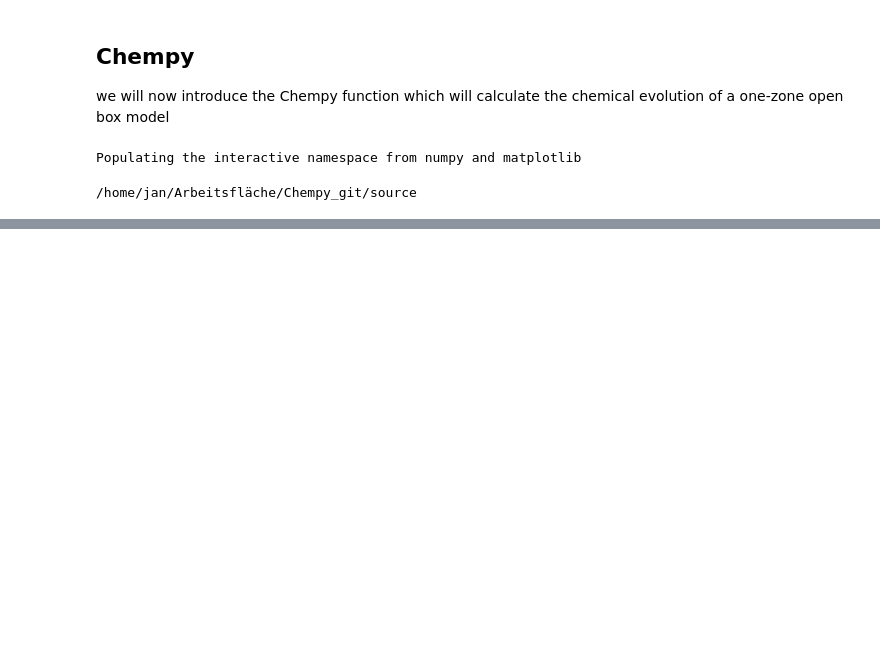
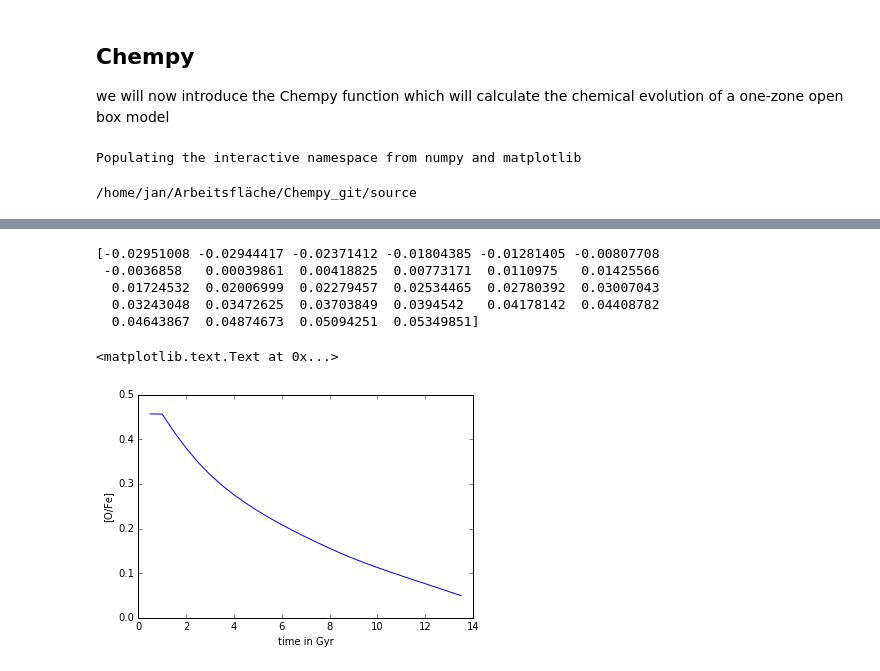
Before and after one commit to jan-rybizki/Chempy, a Jupyter notebook: tutorials/5-Chempy_function.ipynb, the cells around one changed output, grey strips where cells are left out. Saved outputs shown, nothing was run; the diff lists cells and outputs as text; code cells hidden in the pictures; blank space fills up the shorter version.

```diff
--- a/tutorials/5-Chempy_function.ipynb
+++ b/tutorials/5-Chempy_function.ipynb
@@ -49,0 +21,4 @@ l:  -104.348472099 pr:  -1.92703333333 po:  -106.275505433
+# %%
+from wrapper import initialise_stuff
+basic_solar, basic_sfr, basic_infall = initialise_stuff(a)
+elements_to_trace = a.elements_to_trace
@@ -49,0 +32,5 @@ l:  -104.348472099 pr:  -1.92703333333 po:  -106.275505433
+# %%
+from infall import INFALL, PRIMORDIAL_INFALL
+basic_primordial = PRIMORDIAL_INFALL(list(elements_to_trace),np.copy(basic_solar.table))
+basic_primordial.primordial(0)
+basic_primordial.fractions
@@ -49,0 +45,5 @@ l:  -104.348472099 pr:  -1.92703333333 po:  -106.275505433
+# %%
+from time_integration import ABUNDANCE_MATRIX
+cube = ABUNDANCE_MATRIX(np.copy(basic_sfr.t),np.copy(basic_sfr.sfr),np.copy(basic_infall.infall),list(elements_to_trace),list(basic_primordial.symbols),list(basic_primordial.fractions),float(a.gas_at_start),list(basic_primordial.symbols),list(basic_primordial.fractions),float(a.gas_reservoir_mass_factor),float(a.outflow_feedback_fraction),bool(a.check_processes),float(a.starformation_efficiency),float(a.gas_power), float(a.sfr_factor_for_cosmic_accretion), list(basic_primordial.symbols), list(basic_primordial.fractions))
+print list(cube.cube.dtype.names)
+print cube.cube['He']
@@ -49,0 +86,17 @@ l:  -104.348472099 pr:  -1.92703333333 po:  -106.275505433
+# %%
+from making_abundances import mass_fraction_to_abundances
+abundances,elements,numbers = mass_fraction_to_abundances(np.copy(cube.cube),np.copy(basic_solar.table))
+print abundances['He']
+# %% [output]
+[-0.02951008 -0.02944417 -0.02371412 -0.01804385 -0.01281405 -0.00807708
+ -0.0036858   0.00039861  0.00418825  0.00773171  0.0110975   0.01425566
+  0.01724532  0.02006999  0.02279457  0.02534465  0.02780392  0.03007043
+  0.03243048  0.03472625  0.03703849  0.0394542   0.04178142  0.04408782
+  0.04643867  0.04874673  0.05094251  0.05349851]
+# %%
+plot(cube.cube['time'],abundances['O']-abundances['Fe'])
+plt.xlabel('time in Gyr')
+plt.ylabel('[O/Fe]')
+# %% [output]
+<matplotlib.text.Text at 0x...>
+[figure, added]
```
Also changed, not shown: parts of 23 cells of this notebook, 5 other files.
